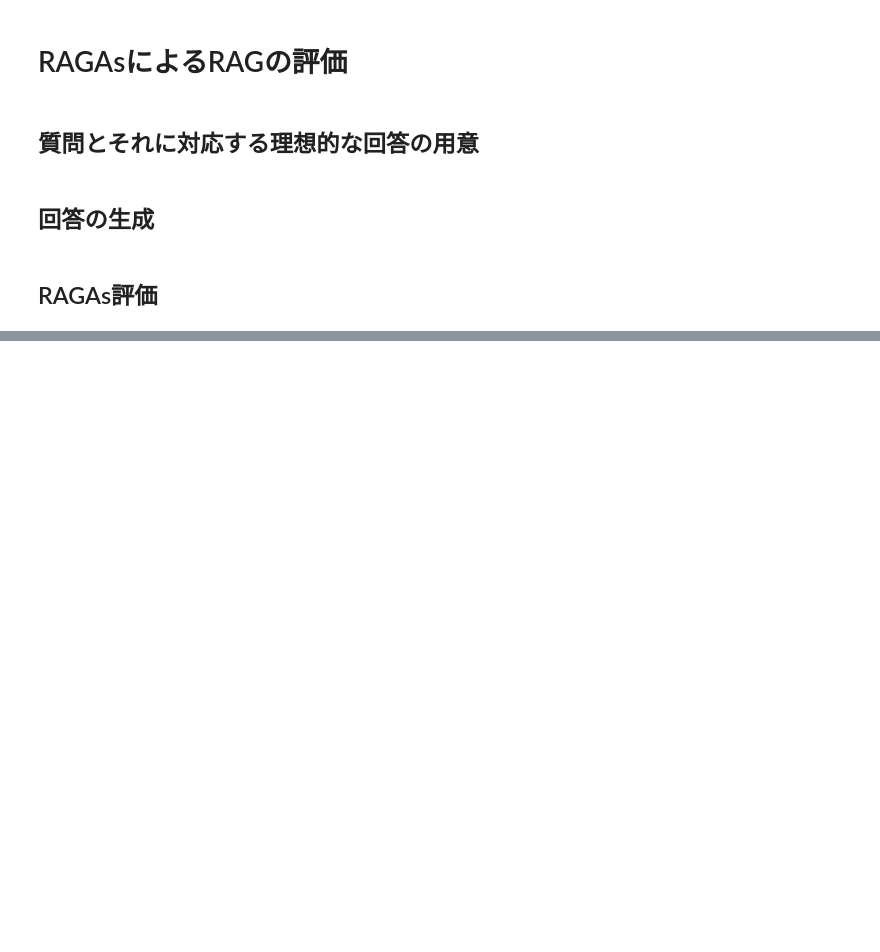
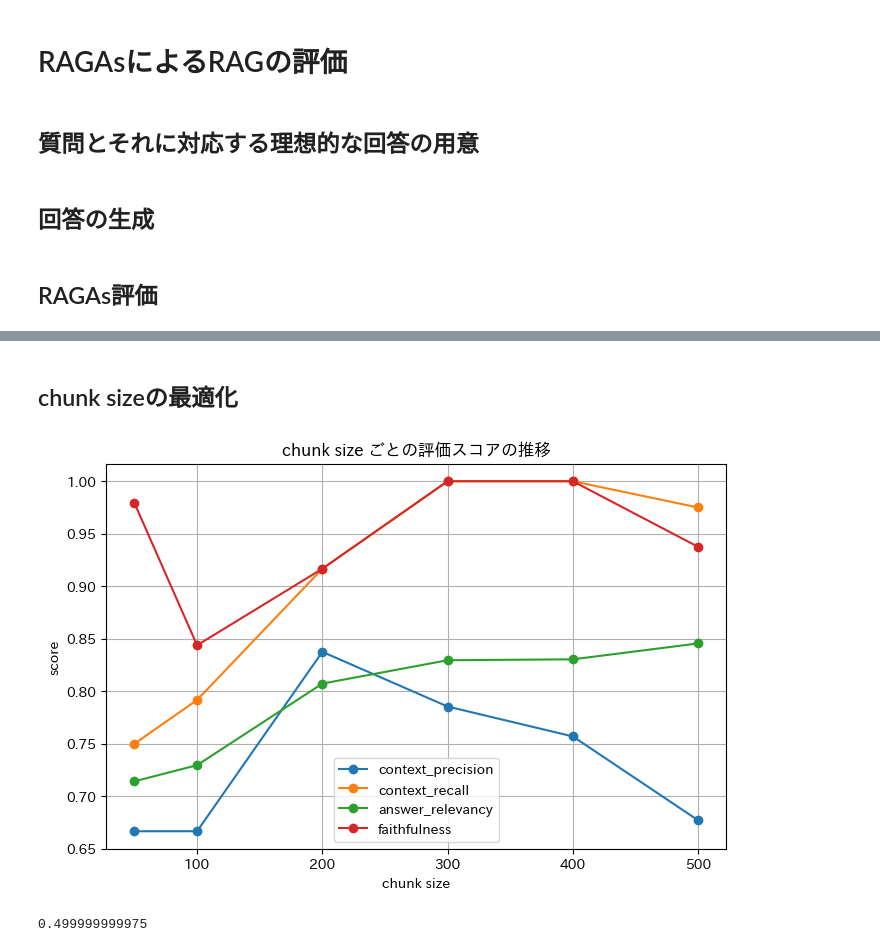
Before and after one commit to labdemy-lectureteam/RAG-lecture-lesson3, a Jupyter notebook: RAG_Lecture3.ipynb, the cells around one changed output, grey strips where cells are left out. Cells and saved outputs as stored; diff of their text form; code cells hidden in the pictures; blank space fills up the shorter version.

Commit message:
added chunk size optimization

```diff
--- a/RAG_Lecture3.ipynb
+++ b/RAG_Lecture3.ipynb
@@ -83,7 +91,8 @@ def init_vector_db(embedding_model:Any,db_path:str)->Chroma:
     vector_db = Chroma(
         collection_name='rag_app_collection',
         embedding_function=embedding_model,
-        persist_directory=db_path
+        persist_directory=db_path,
+        collection_metadata={"hnsw:space": "cosine"}
         )
     return vector_db
 
@@ -228,6 +231,0 @@ ERROR:ragas.executor:Exception raised in Job[26]: AuthenticationError(Error code
-# %%
-for model_answer,ideal_answer in zip(model_answers,ideal_answers):
-  print("="*20)
-  print("【LLMの回答】\n",model_answer)
-  print("\n")
-  print("【理想的な回答】\n",ideal_answer)
@@ -251,0 +254,11 @@ for model_answer,ideal_answer in zip(model_answers,ideal_answers):
+# %%
+for question,model_answer,context,ideal_answer,cp,cr,ar,ft in zip(questions,model_answers,contexts,ideal_answers,scores['context_precision'],scores['context_recall'],scores['answer_relevancy'],scores['faithfulness']):
+  print("="*20)
+  print("\n【元々の質問】\n",question,"\n")
+  print("【理想的な回答】\n",ideal_answer,"\n")
+  print("【context情報】")
+  for c in context:
+    print('-',c)
+  print("\n")
+  print("【LLMの回答】\n",model_answer,"\n")
+  print(f"【評価】\n cp:{cp:.2f}, cr:{cr:.2f}, ar:{ar:.2f}, ft:{ft:.2f} \n")
@@ -251,0 +283,2 @@ for model_answer,ideal_answer in zip(model_answers,ideal_answers):
+# %% [markdown]
+## chunk sizeの最適化
@@ -251,0 +350,32 @@ for model_answer,ideal_answer in zip(model_answers,ideal_answers):
+# %%
+# 可視化
+import matplotlib.pyplot as plt
+import japanize_matplotlib
+
+metrics = ['context_precision','context_recall','answer_relevancy','faithfulness']
+
+# x軸の定義
+x_values = chunk_sizes
+
+# 描写の準備
+plt.figure(figsize=(8, 5))
+
+# 各評価指標を別々の線として描写
+for metric in metrics:
+    y_values = [sum(item[metric])/len(item[metric]) for item in chunk_scores]  # 各評価指標の値を取得
+    plt.plot(x_values, y_values, marker='o', label=metric)  # 線を描写
+
+# ラベル等の設定
+plt.xlabel("chunk size")
+plt.ylabel("score")
+plt.title("chunk size ごとの評価スコアの推移")
+plt.legend()
+plt.grid(True)
+
+plt.show()
+# %% [output]
+[figure, added]
+# %%
+chunk_scores[3]['context_precision'][3]
+# %% [output]
+0.499999999975
```
Also changed, not shown: parts of 16 cells of this notebook.
